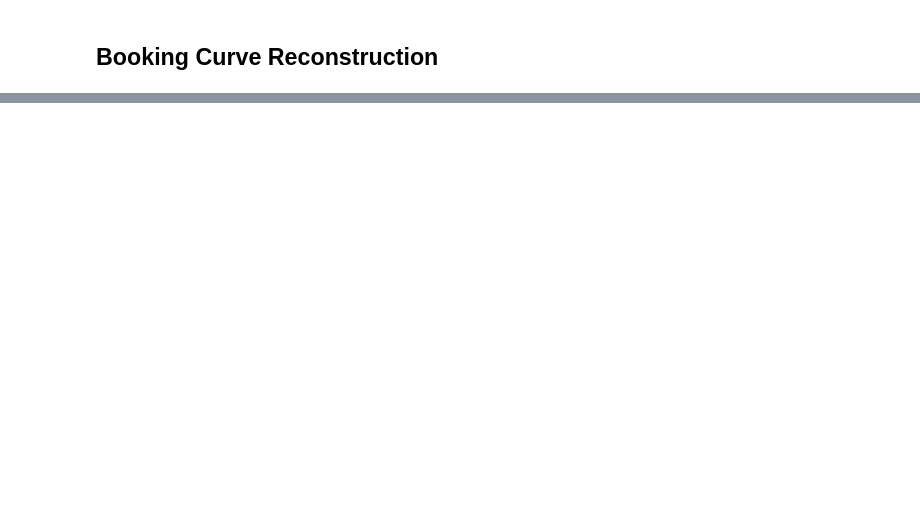
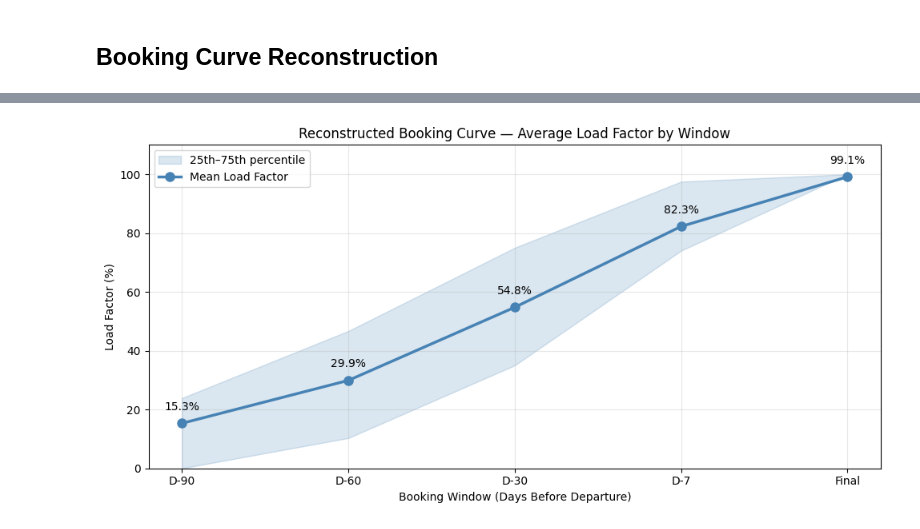
Before and after one commit to VildanaRazumova/thesis-demand-forecasting, a Jupyter notebook: thesis_notebook_final.ipynb, the cells around one changed output, grey strips where cells are left out. Drawn from its saved outputs; the diff is of its cells as text; code cells hidden in the pictures; blank space fills up the shorter version.

```diff
--- a/thesis_notebook_final.ipynb
+++ b/thesis_notebook_final.ipynb
@@ -1694,0 +1451,9 @@ df_curves shape: (1420, 21)
+# %%
+# Step 3: Calculate Loaf Factor per Window
+# LF at window = seats booked by that point / total gross capacity
+
+for window in ['D90', 'D60', 'D30', 'D7']:
+    df_curves[f'LF_{window}'] = (
+        df_curves[f'cum_seats_{window}'] /
+        df_curves['Seats_gross'] * 100
+    ).clip(upper=100).round(1)
@@ -1694,0 +1503,62 @@ df_curves shape: (1420, 21)
+# %%
+# Booking Curve Visualization
+
+# Calculate mean LF at each window across all flights
+windows_labels = ['D-90', 'D-60', 'D-30', 'D-7', 'Final']
+mean_lf = [
+    df_curves['LF_D90'].mean(),
+    df_curves['LF_D60'].mean(),
+    df_curves['LF_D30'].mean(),
+    df_curves['LF_D7'].mean(),
+    df_curves['LoadFactor'].mean()
+]
+
+# Also show 25th and 75th percentile as shaded area
+p25 = [
+    df_curves['LF_D90'].quantile(0.25),
+    df_curves['LF_D60'].quantile(0.25),
+    df_curves['LF_D30'].quantile(0.25),
+    df_curves['LF_D7'].quantile(0.25),
+    df_curves['LoadFactor'].quantile(0.25)
+]
+
+p75 = [
+    df_curves['LF_D90'].quantile(0.75),
+    df_curves['LF_D60'].quantile(0.75),
+    df_curves['LF_D30'].quantile(0.75),
+    df_curves['LF_D7'].quantile(0.75),
+    df_curves['LoadFactor'].quantile(0.75)
+]
+
+# Plot
+fig, ax = plt.subplots(figsize=(10, 5))
+
+# Shaded area = 25th to 75th percentile
+ax.fill_between(windows_labels, p25, p75,
+                alpha=0.2, color='steelblue',
+                label='25th-75th percentile')
+
+# Mean line
+ax.plot(windows_labels, mean_lf,
+        color='steelblue', linewidth=2.5,
+        marker='o', markersize=8,
+        label='Mean Load Factor')
+
+# Add value labels
+for i, (label, val) in enumerate(zip(windows_labels, mean_lf)):
+    ax.annotate(f'{val:.1f}%',
+                xy=(i, val),
+                xytext=(0, 12),
+                textcoords='offset points',
+                ha='center', fontsize=10)
+
+ax.set_title('Reconstructed Booking Curve - Average Load Factor by Window')
+ax.set_xlabel('Booking Window (Days Before Departure)')
+ax.set_ylabel('Load Factor (%)')
+ax.set_ylim(0, 110)
+ax.legend()
+ax.grid(True, alpha=0.3)
+plt.tight_layout()
+plt.show()
+# %% [output]
+[figure, added]
```
Also changed, not shown: parts of 17 cells of this notebook.
